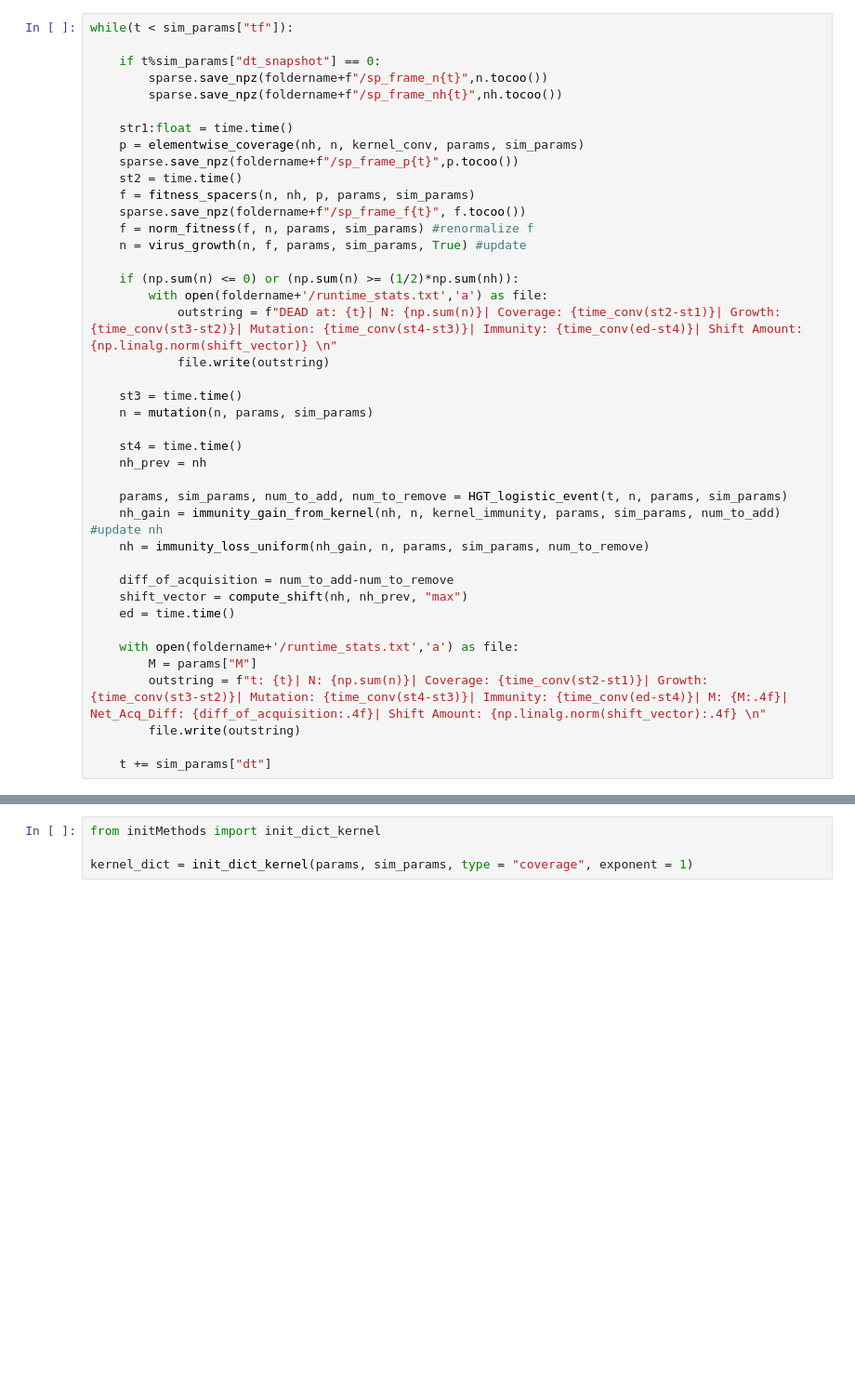
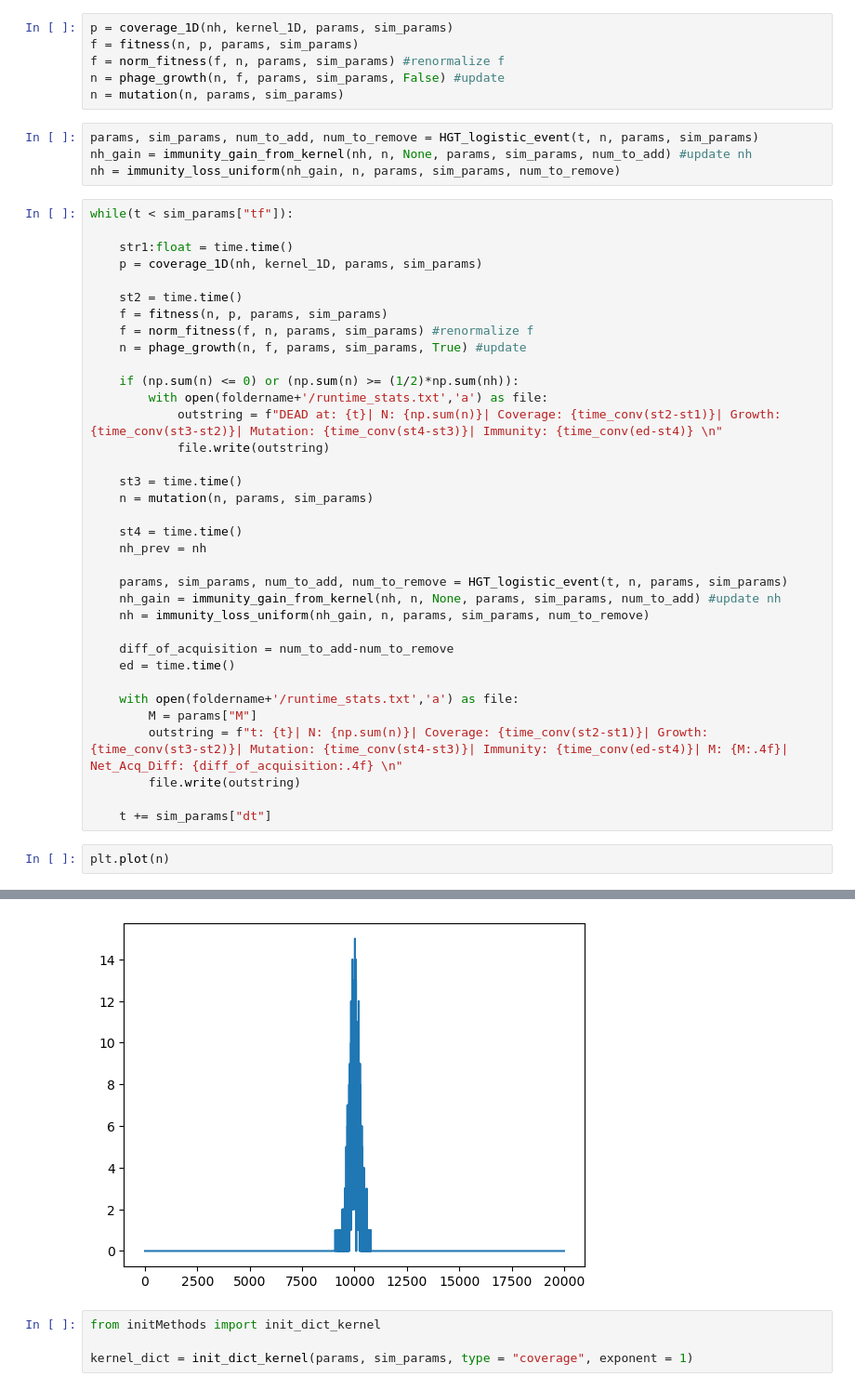
Before and after one commit to zhizhang1445/CRISPR_Sim, a Jupyter notebook: Long_Simulation/main1D.ipynb, the cells around one changed output, grey strips where cells are left out. Shown at 93% size. Drawn from its saved outputs; the diff is of its cells as text; blank space fills up the shorter version.

```diff
--- a/Long_Simulation/main1D.ipynb
+++ b/Long_Simulation/main1D.ipynb
@@ -85,22 +144,27 @@ with open(foldername+'/runtime_stats.txt','w') as file:
+# %%
+p = coverage_1D(nh, kernel_1D, params, sim_params)
+f = fitness(n, p, params, sim_params)
+f = norm_fitness(f, n, params, sim_params) #renormalize f
+n = phage_growth(n, f, params, sim_params, False) #update
+n = mutation(n, params, sim_params)
+# %%
+params, sim_params, num_to_add, num_to_remove = HGT_logistic_event(t, n, params, sim_params)
+nh_gain = immunity_gain_from_kernel(nh, n, None, params, sim_params, num_to_add) #update nh
+nh = immunity_loss_uniform(nh_gain, n, params, sim_params, num_to_remove)
 # %%
 while(t < sim_params["tf"]):
 
-    if t%sim_params["dt_snapshot"] == 0:
-        sparse.save_npz(foldername+f"/sp_frame_n{t}",n.tocoo())
-        sparse.save_npz(foldername+f"/sp_frame_nh{t}",nh.tocoo())
+    str1:float = time.time()
+    p = coverage_1D(nh, kernel_1D, params, sim_params)
 
-    str1:float = time.time()
-    p = elementwise_coverage(nh, n, kernel_conv, params, sim_params)
-    sparse.save_npz(foldername+f"/sp_frame_p{t}",p.tocoo())
     st2 = time.time()
-    f = fitness_spacers(n, nh, p, params, sim_params)
-    sparse.save_npz(foldername+f"/sp_frame_f{t}", f.tocoo())
+    f = fitness(n, p, params, sim_params)
     f = norm_fitness(f, n, params, sim_params) #renormalize f
-    n = virus_growth(n, f, params, sim_params, True) #update
+    n = phage_growth(n, f, params, sim_params, True) #update
 
     if (np.sum(n) <= 0) or (np.sum(n) >= (1/2)*np.sum(nh)):
         with open(foldername+'/runtime_stats.txt','a') as file:
-            outstring = f"DEAD at: {t}| N: {np.sum(n)}| Coverage: {time_conv(st2-st1)}| Growth: {time_conv(st3-st2)}| Mutation: {time_conv(st4-st3)}| Immunity: {time_conv(ed-st4)}| Shift Amount: {np.linalg.norm(shift_vector)} \n"
+            outstring = f"DEAD at: {t}| N: {np.sum(n)}| Coverage: {time_conv(st2-st1)}| Growth: {time_conv(st3-st2)}| Mutation: {time_conv(st4-st3)}| Immunity: {time_conv(ed-st4)} \n"
             file.write(outstring)
 
     st3 = time.time()
@@ -110,16 +174,18 @@ while(t < sim_params["tf"]):
     nh_prev = nh
 
     params, sim_params, num_to_add, num_to_remove = HGT_logistic_event(t, n, params, sim_params)
-    nh_gain = immunity_gain_from_kernel(nh, n, kernel_immunity, params, sim_params, num_to_add) #update nh
+    nh_gain = immunity_gain_from_kernel(nh, n, None, params, sim_params, num_to_add) #update nh
     nh = immunity_loss_uniform(nh_gain, n, params, sim_params, num_to_remove)
 
     diff_of_acquisition = num_to_add-num_to_remove
-    shift_vector = compute_shift(nh, nh_prev, "max")
     ed = time.time()
 
     with open(foldername+'/runtime_stats.txt','a') as file:
         M = params["M"]
-        outstring = f"t: {t}| N: {np.sum(n)}| Coverage: {time_conv(st2-st1)}| Growth: {time_conv(st3-st2)}| Mutation: {time_conv(st4-st3)}| Immunity: {time_conv(ed-st4)}| M: {M:.4f}| Net_Acq_Diff: {diff_of_acquisition:.4f}| Shift Amount: {np.linalg.norm(shift_vector):.4f} \n"
+        outstring = f"t: {t}| N: {np.sum(n)}| Coverage: {time_conv(st2-st1)}| Growth: {time_conv(st3-st2)}| Mutation: {time_conv(st4-st3)}| Immunity: {time_conv(ed-st4)}| M: {M:.4f}| Net_Acq_Diff: {diff_of_acquisition:.4f} \n"
         file.write(outstring)
 
     t += sim_params["dt"]
+# %%
+plt.plot(n)
+# %% [output]
@@ -126,3 +193,4 @@ while(t < sim_params["tf"]):
+[figure, added]
 # %%
 from initMethods import init_dict_kernel
 
```
Also changed, not shown: parts of 10 cells of this notebook, 11 other files.
